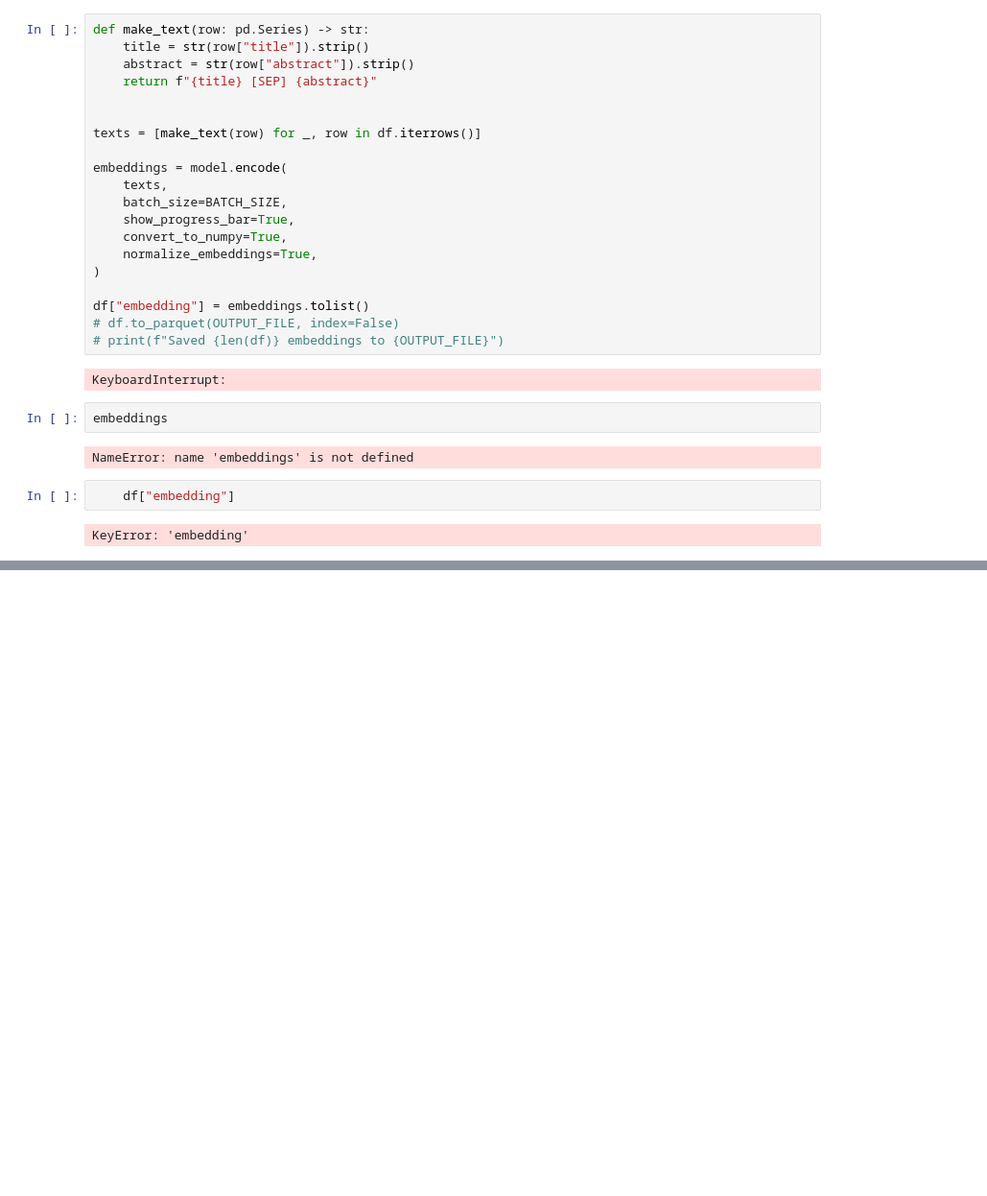
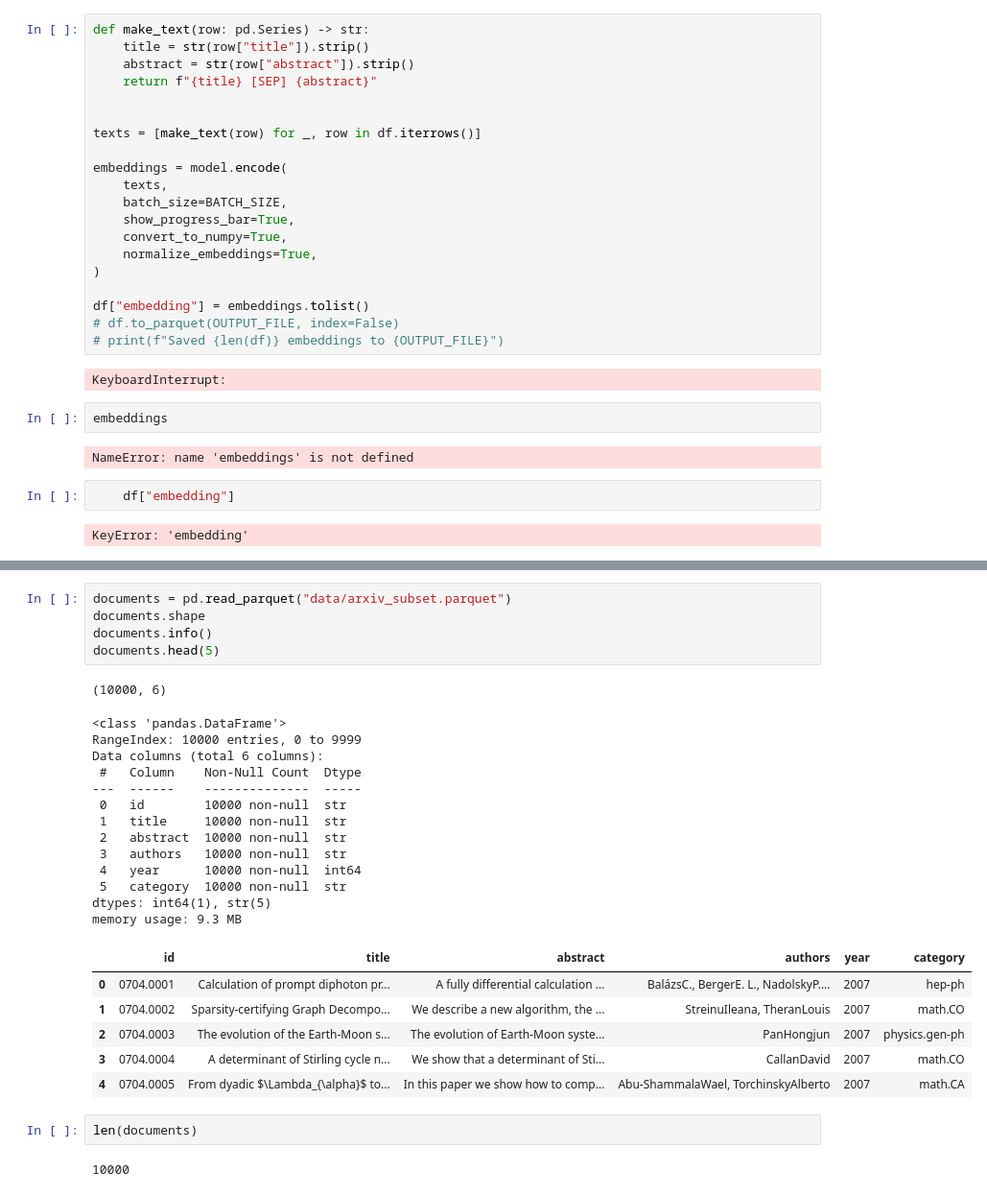
Before and after one commit to GoIT-Master-Degree-Course/vasyliev_nosql_2, a Jupyter notebook: test.ipynb, the cells around one changed output, grey strips where cells are left out. Shown at 96% size. Cells and saved outputs as stored; diff of their text form; blank space fills up the shorter version.

```diff
--- a/test.ipynb
+++ b/test.ipynb
@@ -103,0 +129,30 @@ KeyError: 'embedding'
+# %%
+documents = pd.read_parquet("data/arxiv_subset.parquet")
+documents.shape
+documents.info()
+documents.head(5)
+# %% [output]
+(10000, 6)
+<class 'pandas.DataFrame'>
+RangeIndex: 10000 entries, 0 to 9999
+Data columns (total 6 columns):
+ #   Column    Non-Null Count  Dtype
+---  ------    --------------  -----
+ 0   id        10000 non-null  str
+ 1   title     10000 non-null  str
+ 2   abstract  10000 non-null  str
+ 3   authors   10000 non-null  str
+ 4   year      10000 non-null  int64
+ 5   category  10000 non-null  str
+dtypes: int64(1), str(5)
+memory usage: 9.3 MB
+|  | id | title | abstract | authors | year | category |
+| 0 | 0704.0001 | Calculation of prompt diphoton pr... | A fully differential calculation ... | BalázsC., BergerE. L., NadolskyP.... | 2007 | hep-ph |
+| 1 | 0704.0002 | Sparsity-certifying Graph Decompo... | We describe a new algorithm, the ... | StreinuIleana, TheranLouis | 2007 | math.CO |
+| 2 | 0704.0003 | The evolution of the Earth-Moon s... | The evolution of Earth-Moon syste... | PanHongjun | 2007 | physics.gen-ph |
+| 3 | 0704.0004 | A determinant of Stirling cycle n... | We show that a determinant of Sti... | CallanDavid | 2007 | math.CO |
+| 4 | 0704.0005 | From dyadic $\Lambda_{\alpha}$ to... | In this paper we show how to comp... | Abu-ShammalaWael, TorchinskyAlberto | 2007 | math.CA |
+# %%
+len(documents)
+# %% [output]
+10000
```
Also changed, not shown: parts of 4 cells of this notebook, 1 other file.
